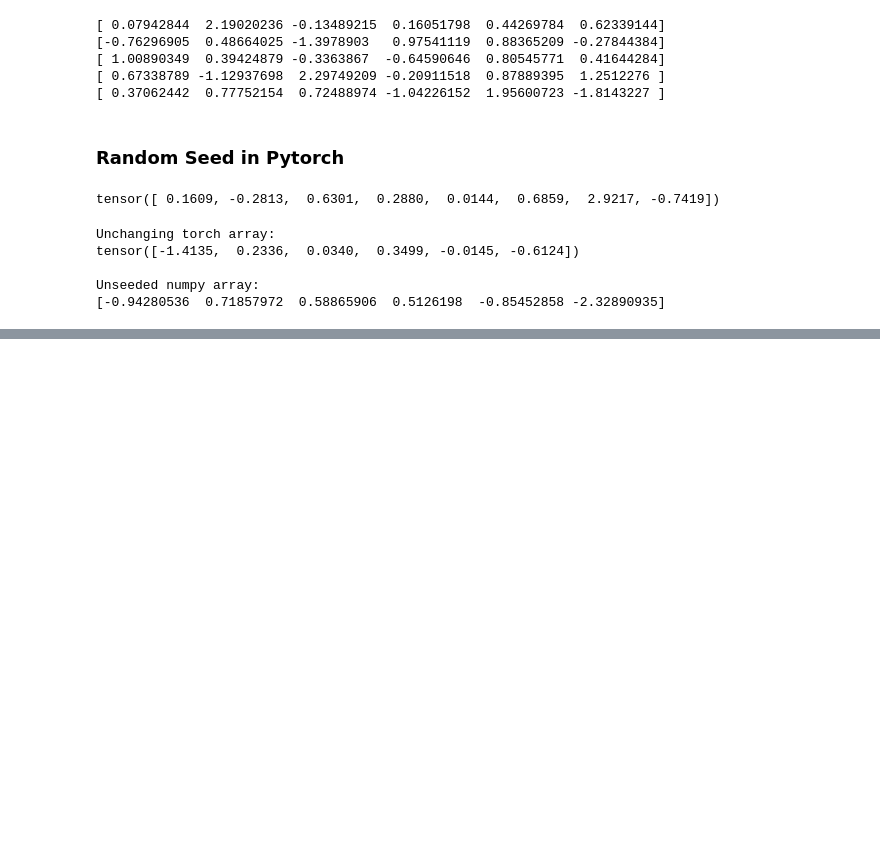
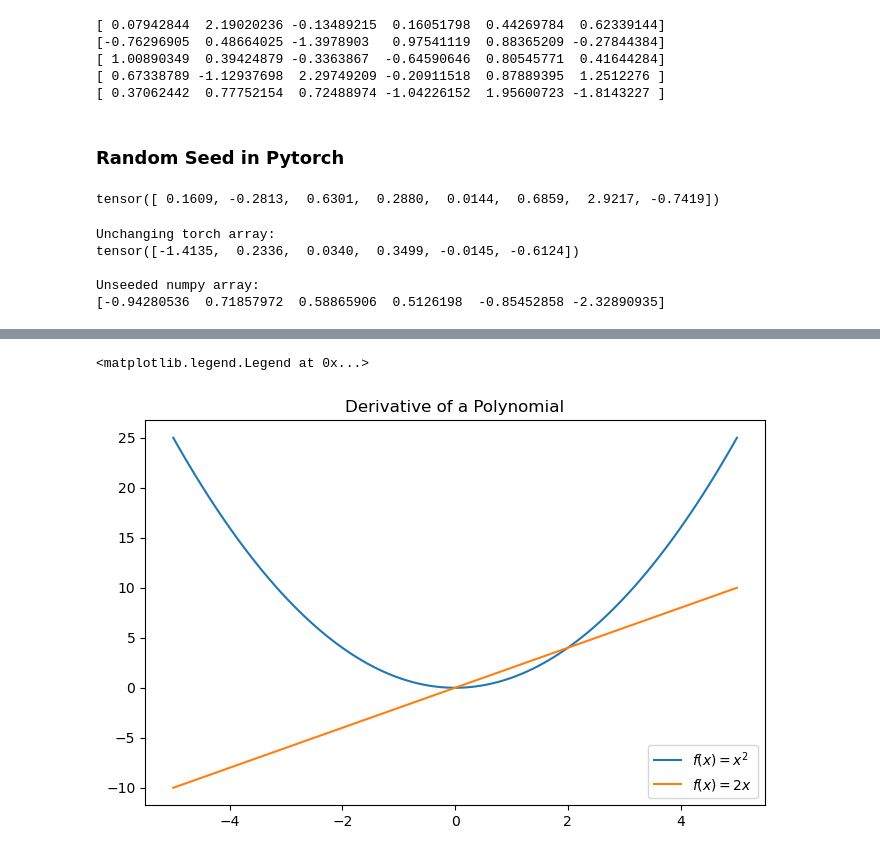
Before and after one commit to xuzmocode4-325/Pytorch-Tutorial, a Jupyter notebook: dudl_notes.ipynb, the cells around one changed output, grey strips where cells are left out. Saved outputs shown, nothing was run; the diff lists cells and outputs as text; code cells hidden in the pictures; blank space fills up the shorter version.

```diff
--- a/dudl_notes.ipynb
+++ b/dudl_notes.ipynb
@@ -1152,0 +1242,11 @@ Unseeded numpy array:
+# %%
+x =np.linspace(-5, 5, 100)
+
+fig, ax = plt.subplots(figsize=(8, 5))
+ax.plot(x, x**2, label='$f(x) = x^2$')
+ax.plot(x, 2 * x, label='$f(x) = 2x$')
+ax.set_title('Derivative of a Polynomial')
+ax.legend()
+# %% [output]
+<matplotlib.legend.Legend at 0x...>
+[figure, added]
```
Also changed, not shown: parts of 26 cells of this notebook.
